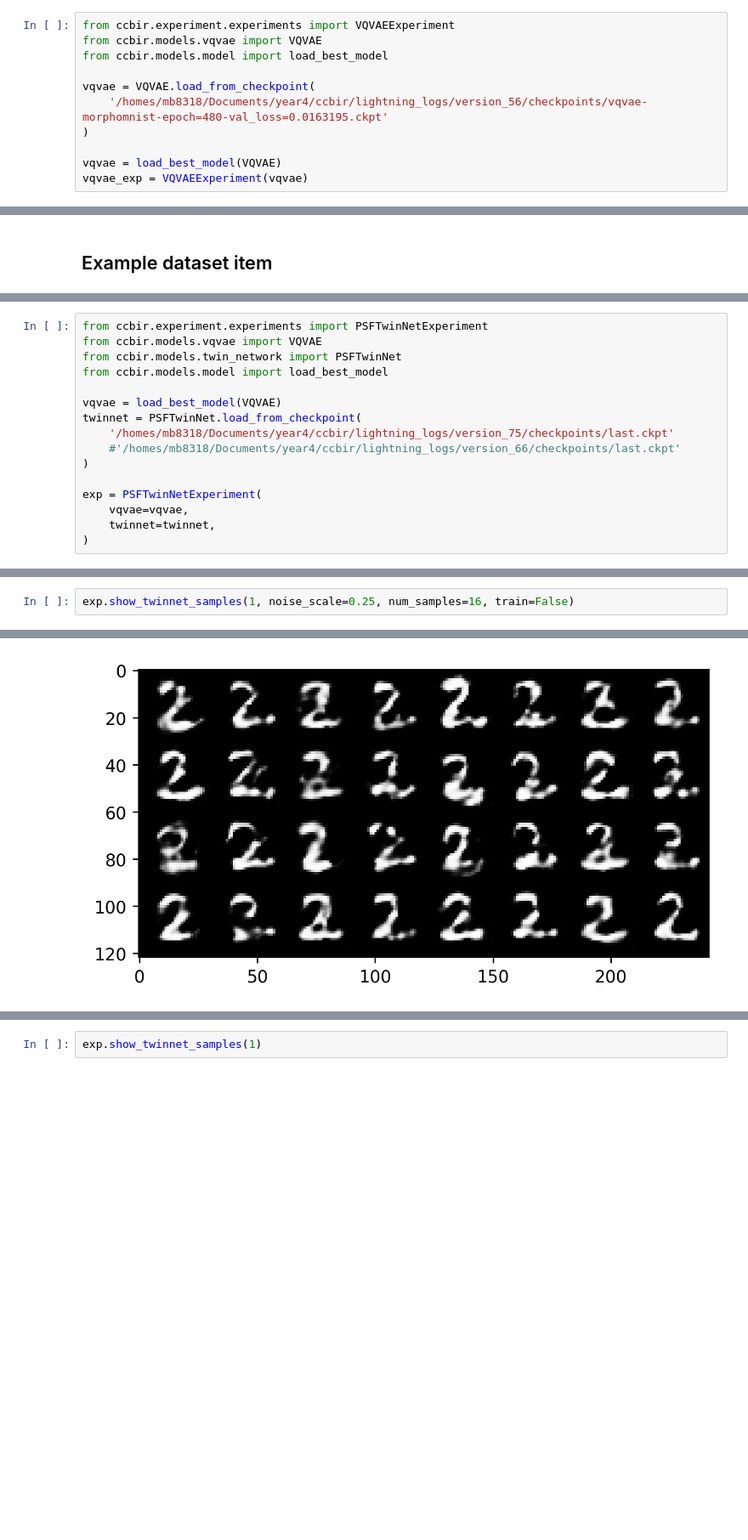
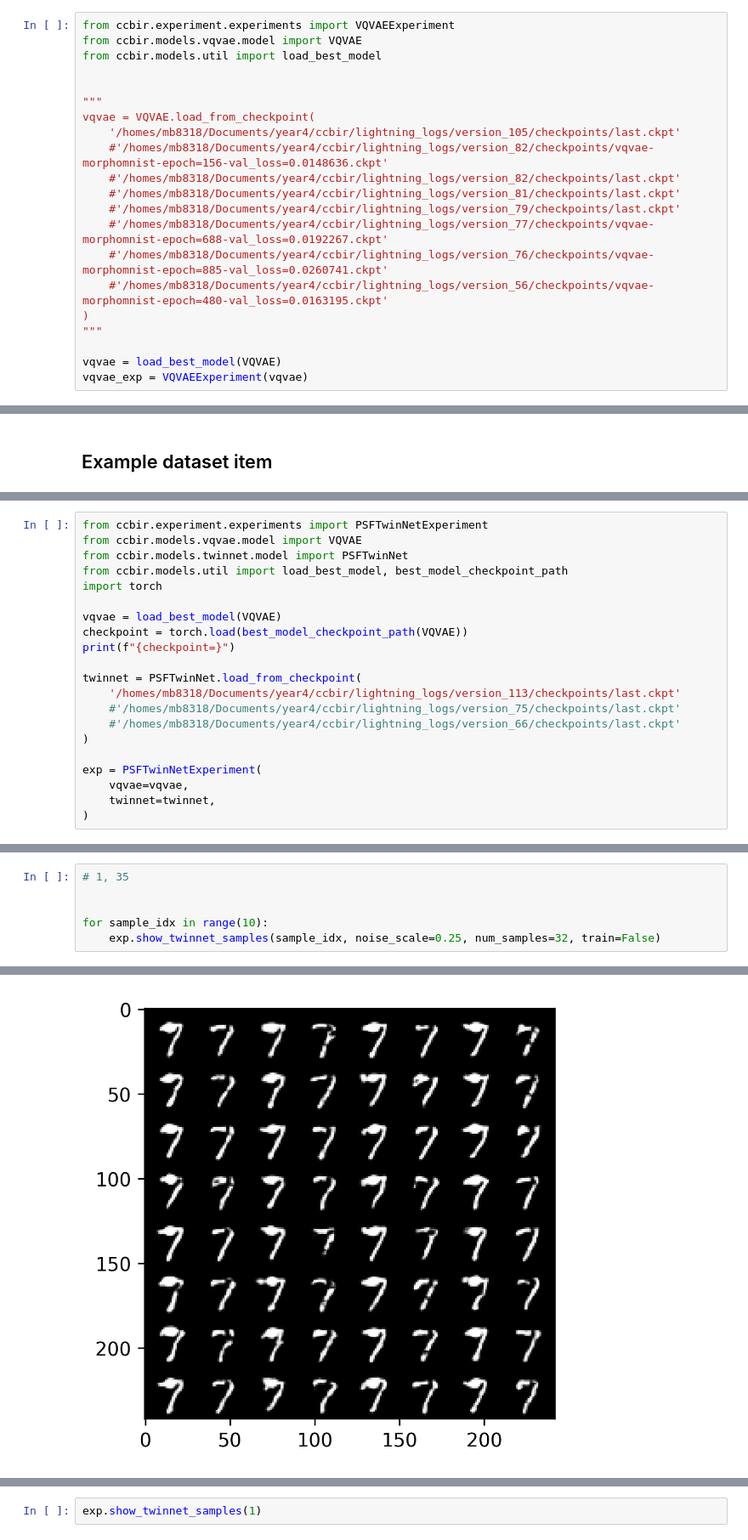
Before and after one commit to matteobilardi/ccbir, a Jupyter notebook: ccbir/scratchpad.ipynb, the cells around one changed output, grey strips where cells are left out. Shown at 85% size. Cells and saved outputs as stored; diff of their text form; blank space fills up the shorter version.

```diff
--- a/ccbir/scratchpad.ipynb
+++ b/ccbir/scratchpad.ipynb
@@ -5,12 +5,22 @@ config.pythonpath_fix()
 ## VQVAE Reconstructions
 # %%
 from ccbir.experiment.experiments import VQVAEExperiment
-from ccbir.models.vqvae import VQVAE
-from ccbir.models.model import load_best_model
+from ccbir.models.vqvae.model import VQVAE
+from ccbir.models.util import load_best_model
 
+
+"""
 vqvae = VQVAE.load_from_checkpoint(
-    '/homes/mb8318/Documents/year4/ccbir/lightning_logs/version_56/checkpoints/vqvae-morphomnist-epoch=480-val_loss=0.0163195.ckpt'
+    '/homes/mb8318/Documents/year4/ccbir/lightning_logs/version_105/checkpoints/last.ckpt'
+    #'/homes/mb8318/Documents/year4/ccbir/lightning_logs/version_82/checkpoints/vqvae-morphomnist-epoch=156-val_loss=0.0148636.ckpt'
+    #'/homes/mb8318/Documents/year4/ccbir/lightning_logs/version_82/checkpoints/last.ckpt'
+    #'/homes/mb8318/Documents/year4/ccbir/lightning_logs/version_81/checkpoints/last.ckpt'
+    #'/homes/mb8318/Documents/year4/ccbir/lightning_logs/version_79/checkpoints/last.ckpt'
+    #'/homes/mb8318/Documents/year4/ccbir/lightning_logs/version_77/checkpoints/vqvae-morphomnist-epoch=688-val_loss=0.0192267.ckpt'
+    #'/homes/mb8318/Documents/year4/ccbir/lightning_logs/version_76/checkpoints/vqvae-morphomnist-epoch=885-val_loss=0.0260741.ckpt'
+    #'/homes/mb8318/Documents/year4/ccbir/lightning_logs/version_56/checkpoints/vqvae-morphomnist-epoch=480-val_loss=0.0163195.ckpt'
 )
+"""
 
 vqvae = load_best_model(VQVAE)
 vqvae_exp = VQVAEExperiment(vqvae)
@@ -116,12 +146,17 @@ Estimated Total Size (MB): 13.06
 # %%
 from ccbir.experiment.experiments import PSFTwinNetExperiment
-from ccbir.models.vqvae import VQVAE
-from ccbir.models.twin_network import PSFTwinNet
-from ccbir.models.model import load_best_model
+from ccbir.models.vqvae.model import VQVAE
+from ccbir.models.twinnet.model import PSFTwinNet
+from ccbir.models.util import load_best_model, best_model_checkpoint_path
+import torch
 
 vqvae = load_best_model(VQVAE)
+checkpoint = torch.load(best_model_checkpoint_path(VQVAE))
+print(f"{checkpoint=}")
+
 twinnet = PSFTwinNet.load_from_checkpoint(
-    '/homes/mb8318/Documents/year4/ccbir/lightning_logs/version_75/checkpoints/last.ckpt'
+    '/homes/mb8318/Documents/year4/ccbir/lightning_logs/version_113/checkpoints/last.ckpt'
+    #'/homes/mb8318/Documents/year4/ccbir/lightning_logs/version_75/checkpoints/last.ckpt'
     #'/homes/mb8318/Documents/year4/ccbir/lightning_logs/version_66/checkpoints/last.ckpt'
 )
 
@@ -132,4 +185,8 @@ exp = PSFTwinNetExperiment(
 # %%
-exp.show_twinnet_samples(1, noise_scale=0.25, num_samples=16, train=False)
+# 1, 35
+
+
+for sample_idx in range(10):
+    exp.show_twinnet_samples(sample_idx, noise_scale=0.25, num_samples=32, train=False)
 # %% [output]
 Loading datamodule...
@@ -139 +210 @@ Twin network outputted swollen-fractured pairs
-[figure, old version]
+[figure, new version]
```
Also changed, not shown: parts of 11 cells of this notebook, 8 other files.
